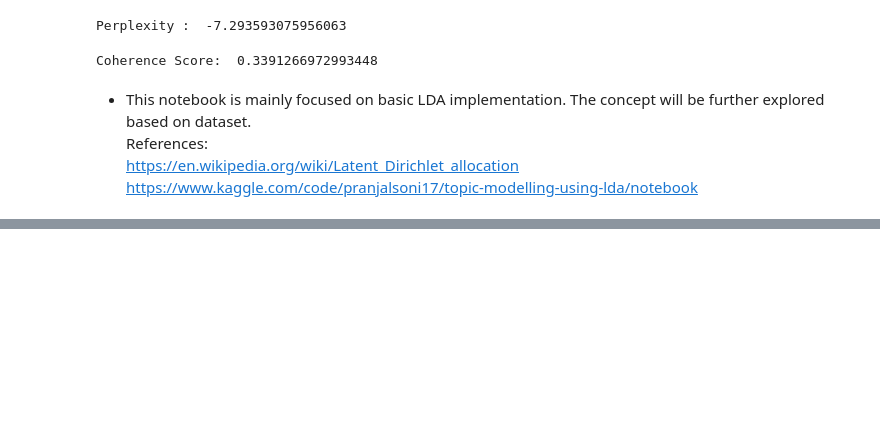
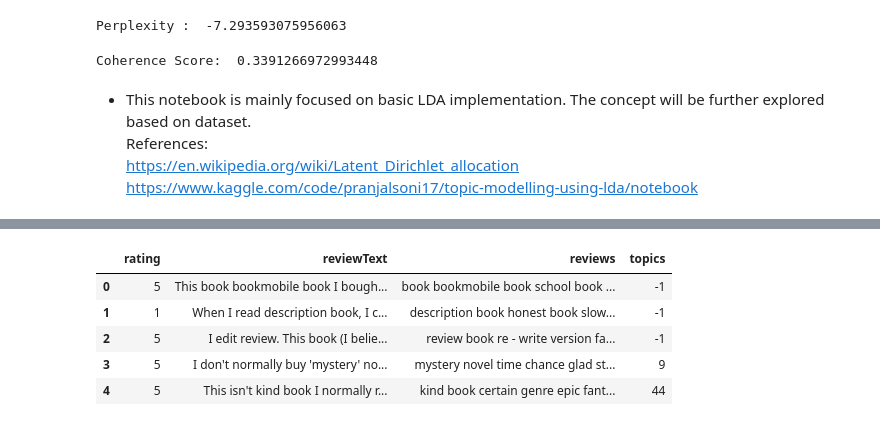
Before and after one commit to pooja614/ML_DL_projects, a Jupyter notebook: Topic_Modelling.ipynb, the cells around one changed output, grey strips where cells are left out. Cells and saved outputs as stored; diff of their text form; code cells hidden in the pictures; blank space fills up the shorter version.

```diff
--- a/Topic_Modelling.ipynb
+++ b/Topic_Modelling.ipynb
@@ -208,0 +383,11 @@ https://www.kaggle.com/code/pranjalsoni17/topic-modelling-using-lda/notebook
+# %%
+df['topics'] = topics
+# %%
+df.head()
+# %% [output]
+|  | rating | reviewText | reviews | topics |
+| 0 | 5 | This book bookmobile book I bough... | book bookmobile book school book ... | -1 |
+| 1 | 1 | When I read description book, I c... | description book honest book slow... | -1 |
+| 2 | 5 | I edit review. This book (I belie... | review book re - write version fa... | -1 |
+| 3 | 5 | I don't normally buy 'mystery' no... | mystery novel time chance glad st... | 9 |
+| 4 | 5 | This isn't kind book I normally r... | kind book certain genre epic fant... | 44 |
```
Also changed, not shown: parts of 48 cells of this notebook.
